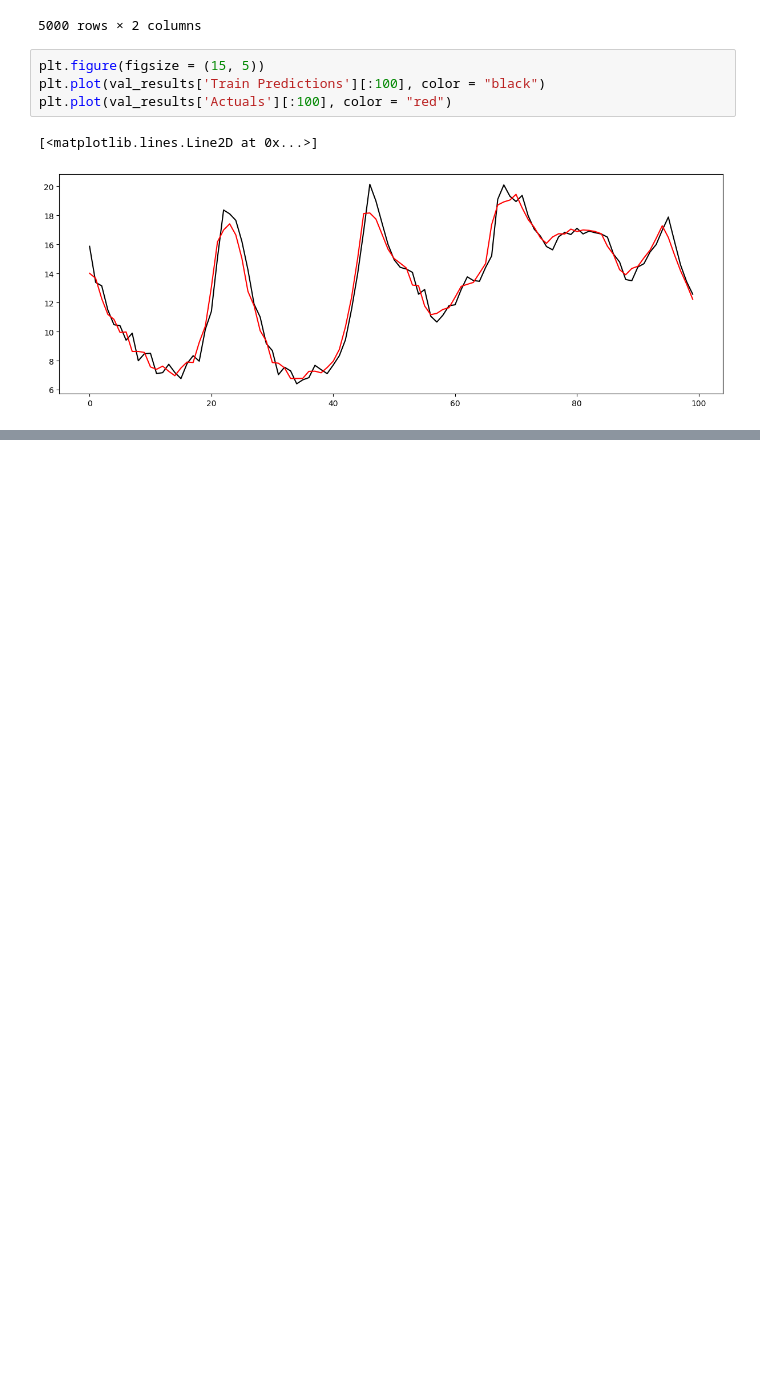
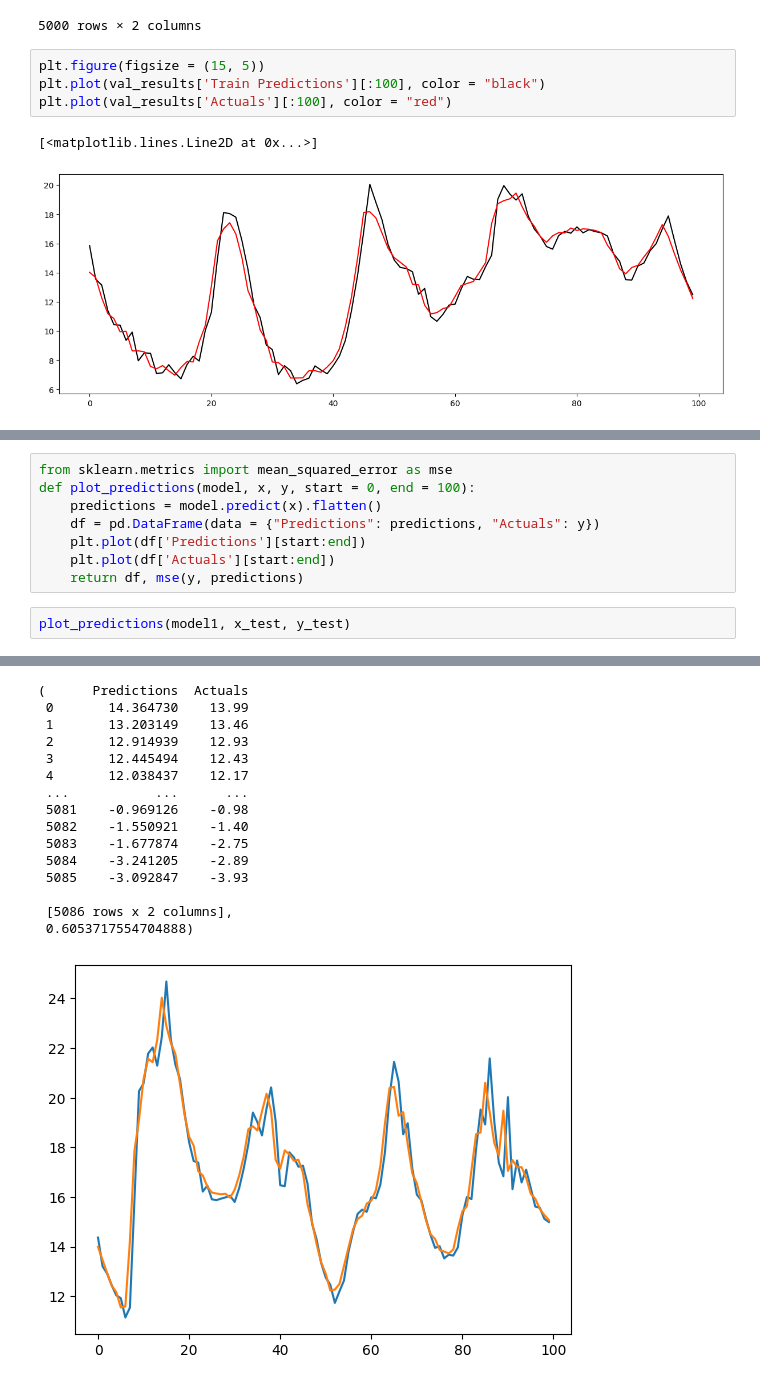
Before and after one commit to SiddTayi/ML-Projects, a Jupyter notebook: LSTM_Temp_Pred.ipynb, the cells around one changed output, grey strips where cells are left out. Drawn from its saved outputs; the diff is of its cells as text; blank space fills up the shorter version.

```diff
--- a/LSTM_Temp_Pred.ipynb
+++ b/LSTM_Temp_Pred.ipynb
@@ -229,0 +256,11 @@ plt.plot(val_results['Actuals'][:100], color = "red")
+# %%
+from sklearn.metrics import mean_squared_error as mse
+def plot_predictions(model, x, y, start = 0, end = 100):
+    predictions = model.predict(x).flatten()
+    df = pd.DataFrame(data = {"Predictions": predictions, "Actuals": y})
+    plt.plot(df['Predictions'][start:end])
+    plt.plot(df['Actuals'][start:end])
+    return df, mse(y, predictions)
+# %%
+plot_predictions(model1, x_test, y_test)
+# %% [output]
@@ -229,0 +268,16 @@ plt.plot(val_results['Actuals'][:100], color = "red")
+(      Predictions  Actuals
+ 0       14.364730    13.99
+ 1       13.203149    13.46
+ 2       12.914939    12.93
+ 3       12.445494    12.43
+ 4       12.038437    12.17
+ ...           ...      ...
+ 5081    -0.969126    -0.98
+ 5082    -1.550921    -1.40
+ 5083    -1.677874    -2.75
+ 5084    -3.241205    -2.89
+ 5085    -3.092847    -3.93
+
+ [5086 rows x 2 columns],
+ 0.6053717554704888)
+[figure, added]
```
Also changed, not shown: parts of 51 cells of this notebook.
